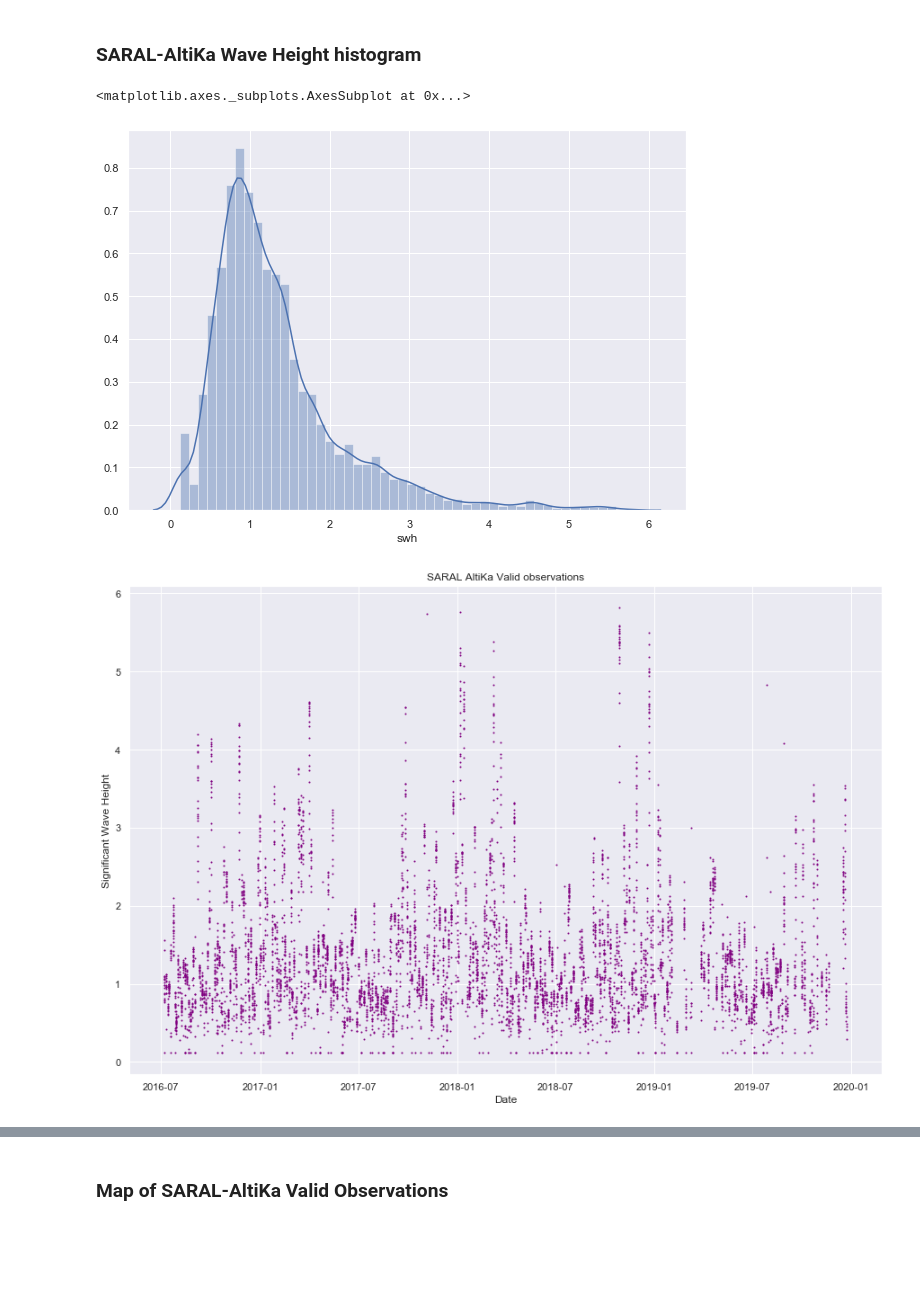
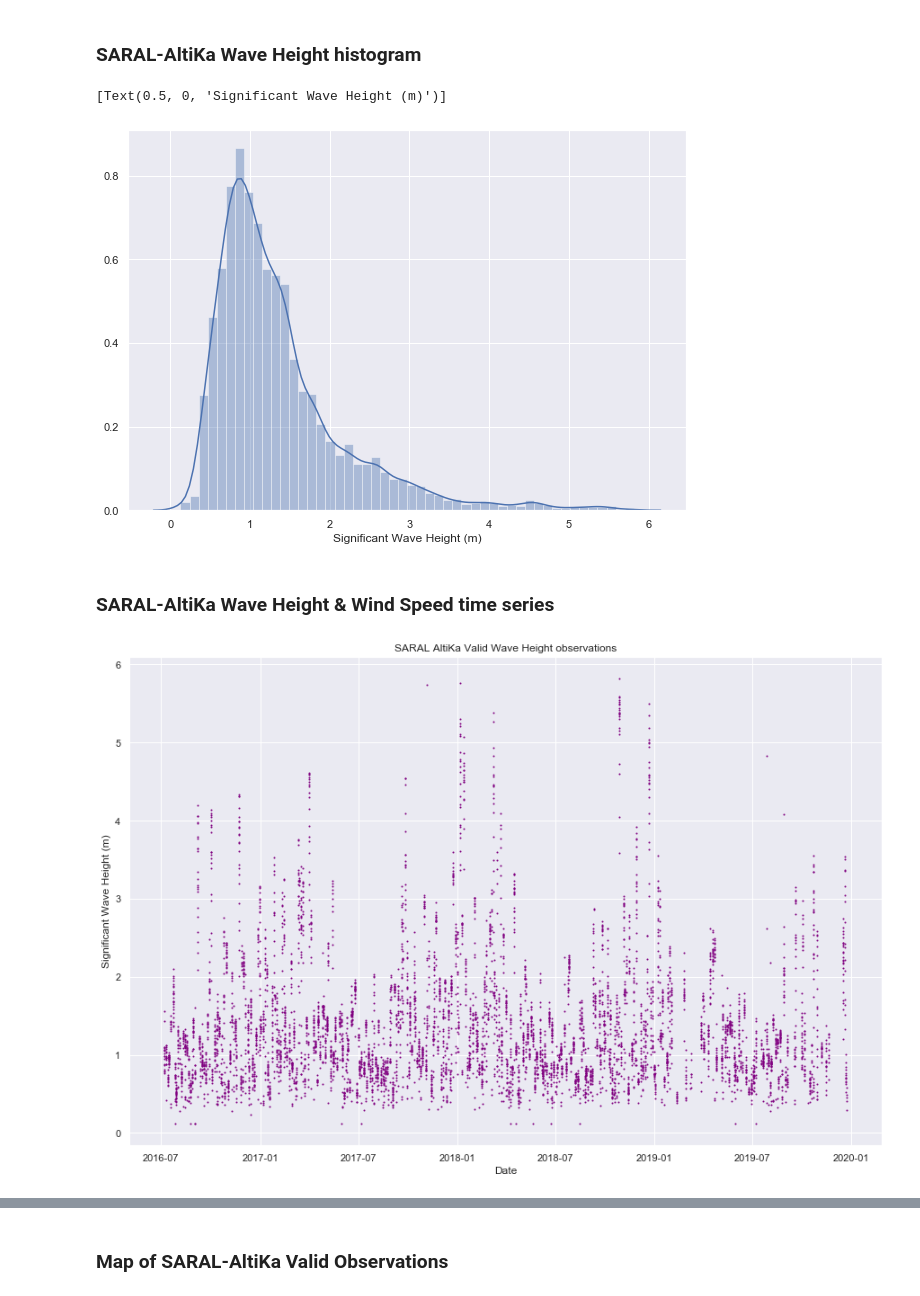
Before and after one commit to panmits86-zz/masters_thesis, a Jupyter notebook: validation.ipynb, the cells around one changed output, grey strips where cells are left out. Drawn from its saved outputs; the diff is of its cells as text; code cells hidden in the pictures; blank space fills up the shorter version.

```diff
--- a/validation.ipynb
+++ b/validation.ipynb
@@ -113,7 +104,7 @@ open_mfdataset).
 #keep only the valid data using the filtering criteria described in the references
 wh_sa = ds3[(ds3['surface_type'] == 0.) & (ds3['ice_flag'] == 0.) & (ds3['swh'] < 30.) & (ds3['sig0'] <= 30.) & (ds3['sig0'] >= 3.) \
             & (ds3['off_nadir_angle_wf'] <= 0.0625) & (ds3['off_nadir_angle_wf'] >= -0.2) & (ds3['wind_speed_alt'] <= 30) & \
-             (ds3['sig0_rms'] <= 1) & (ds3['range_rms'] <= 0.2) & (ds3['swh_numval'] >= 20) & (ds3['swh_rms'] < 30.)]
+             (ds3['sig0_rms'] <= 1) & (ds3['range_rms'] <= 0.2) & (ds3['swh_numval'] >= 20) & (ds3['swh_rms'] < ds3['swh'])]
 wh_sa
 # %% [output]
 |  | time | swh | swh_rms | surface_type | wind_speed_alt | ice_flag | sig0 | off_nadir_angle_wf | ... |
@@ -293,8 +445,10 @@ Name: Date, Length: 150677, dtype: datetime64[ns]
 # %% [markdown]
 ### SARAL-AltiKa Wave Height histogram
 # %%
+# SARAL-AltiKa Wave Height histogram
 f, ax = plt.subplots(figsize=(10, 7))
 sns.distplot(swh_sa['swh'])
+ax.set(xlabel='Significant Wave Height (m)')
 # %% [output]
-<matplotlib.axes._subplots.AxesSubplot at 0x...>
+[Text(0.5, 0, 'Significant Wave Height (m)')]
-[figure, old version]
+[figure, new version]
@@ -305,11 +455,13 @@ sns.distplot(swh_ja['swh_ku'])
+# %% [markdown]
+### SARAL-AltiKa Wave Height & Wind Speed time series
 # %%
-# SARAL-AltiKa valid observations time series
+# SARAL-AltiKa valid Wave Height observations time series
 fig, ax = plt.subplots(figsize=(15,10))
 ax.scatter(swh_sa['time'],swh_sa['swh'],s=1,color='purple')
 ax.set(xlabel="Date",
-       ylabel="Significant Wave Height",
-       title="SARAL AltiKa Valid observations")
+       ylabel="Significant Wave Height (m)",
+       title="SARAL AltiKa Valid Wave Height observations")
 
 plt.savefig('saral_altika_wh.png', dpi=300)
 # %% [output]
-[figure, old version]
+[figure, new version]
```
Also changed, not shown: parts of 76 cells of this notebook, 2 other files.
